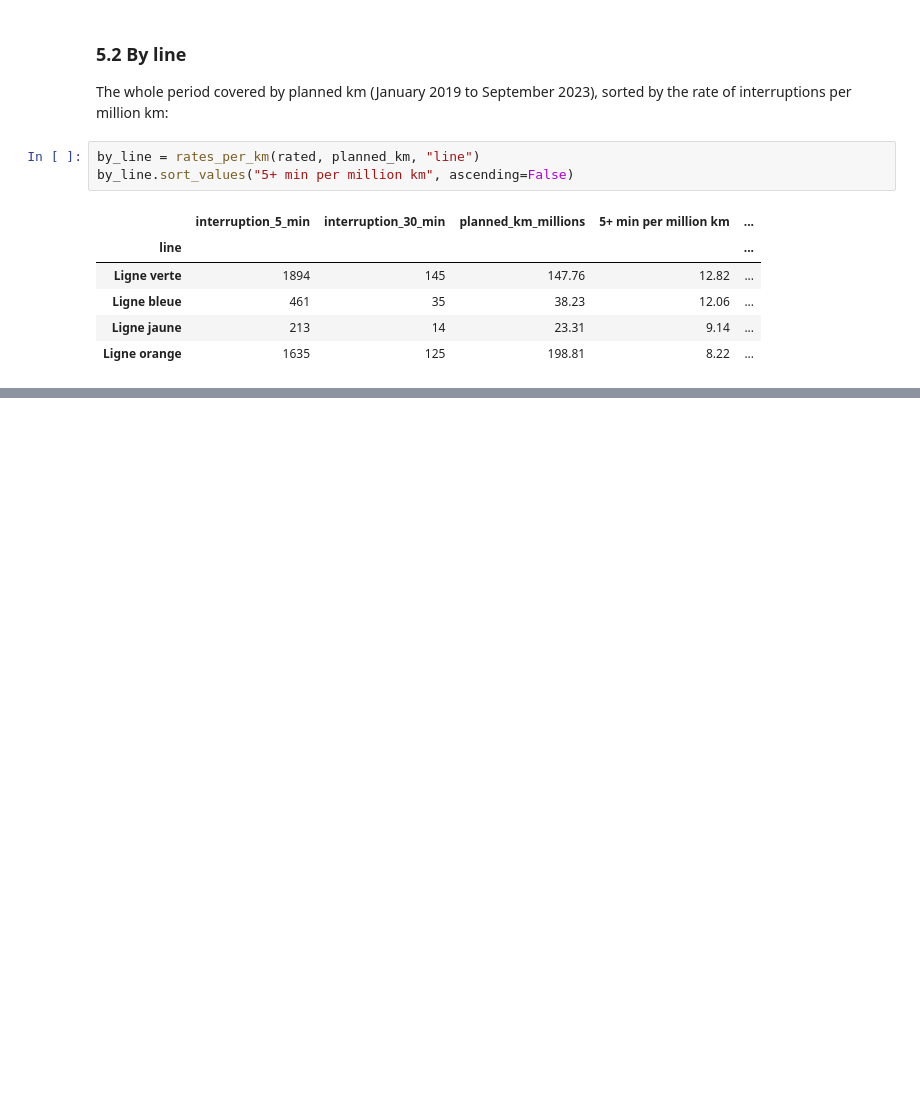
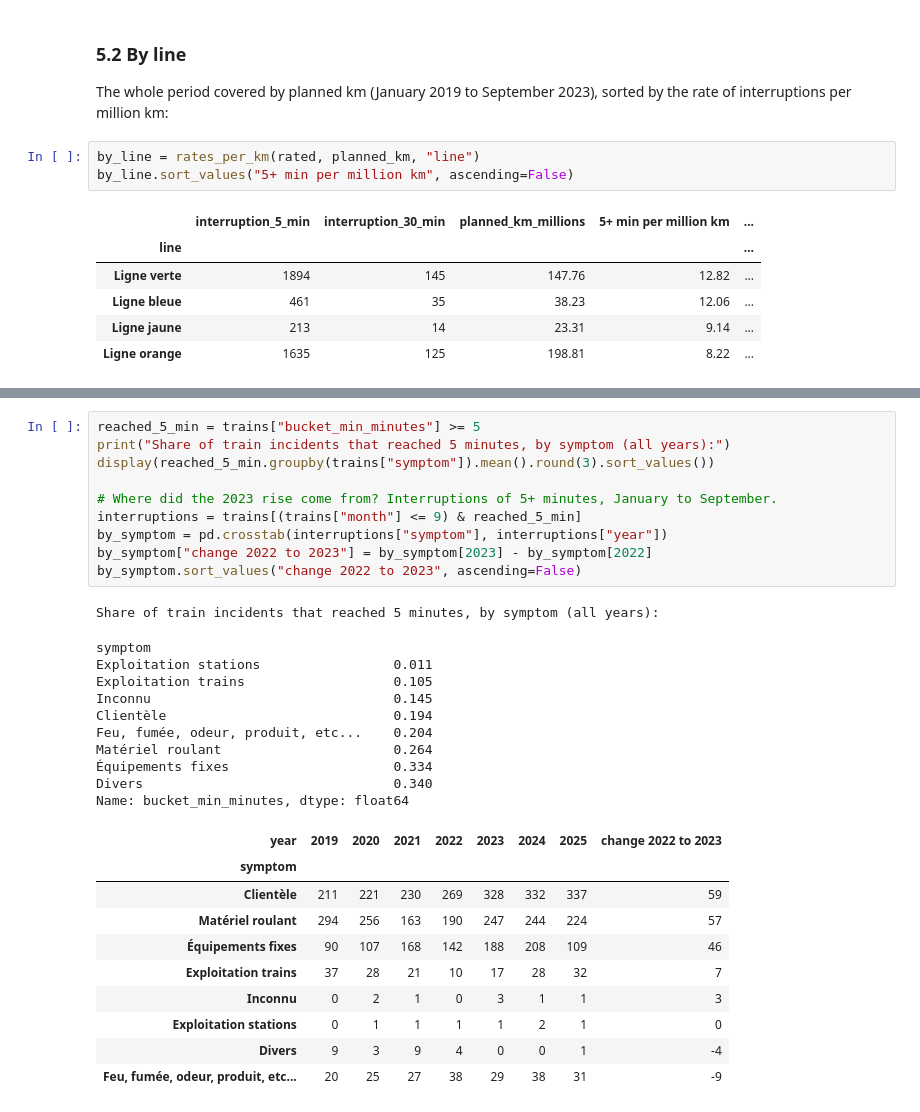
Before and after one commit to nirtiac/DS_challenge, a Jupyter notebook: modelling.ipynb, the cells around one changed output, grey strips where cells are left out. Saved outputs shown, nothing was run; the diff lists cells and outputs as text; blank space fills up the shorter version.

```diff
--- a/modelling.ipynb
+++ b/modelling.ipynb
@@ -959,0 +1308,32 @@ interruptions (14), so its 30-minute rate is uncertain.
+# %%
+reached_5_min = trains["bucket_min_minutes"] >= 5
+print("Share of train incidents that reached 5 minutes, by symptom (all years):")
+display(reached_5_min.groupby(trains["symptom"]).mean().round(3).sort_values())
+
+# Where did the 2023 rise come from? Interruptions of 5+ minutes, January to September.
+interruptions = trains[(trains["month"] <= 9) & reached_5_min]
+by_symptom = pd.crosstab(interruptions["symptom"], interruptions["year"])
+by_symptom["change 2022 to 2023"] = by_symptom[2023] - by_symptom[2022]
+by_symptom.sort_values("change 2022 to 2023", ascending=False)
+# %% [output]
+Share of train incidents that reached 5 minutes, by symptom (all years):
+symptom
+Exploitation stations                 0.011
+Exploitation trains                   0.105
+Inconnu                               0.145
+Clientèle                             0.194
+Feu, fumée, odeur, produit, etc...    0.204
+Matériel roulant                      0.264
+Équipements fixes                     0.334
+Divers                                0.340
+Name: bucket_min_minutes, dtype: float64
+| year | 2019 | 2020 | 2021 | 2022 | 2023 | 2024 | 2025 | change 2022 to 2023 |
+| symptom |  |  |  |  |  |  |  |  |
+| Clientèle | 211 | 221 | 230 | 269 | 328 | 332 | 337 | 59 |
+| Matériel roulant | 294 | 256 | 163 | 190 | 247 | 244 | 224 | 57 |
+| Équipements fixes | 90 | 107 | 168 | 142 | 188 | 208 | 109 | 46 |
+| Exploitation trains | 37 | 28 | 21 | 10 | 17 | 28 | 32 | 7 |
+| Inconnu | 0 | 2 | 1 | 0 | 3 | 1 | 1 | 3 |
+| Exploitation stations | 0 | 1 | 1 | 1 | 1 | 2 | 1 | 0 |
+| Divers | 9 | 3 | 9 | 4 | 0 | 0 | 1 | -4 |
+| Feu, fumée, odeur, produit, etc... | 20 | 25 | 27 | 38 | 29 | 38 | 31 | -9 |
```
Also changed, not shown: parts of 60 cells of this notebook, 4 other files.
